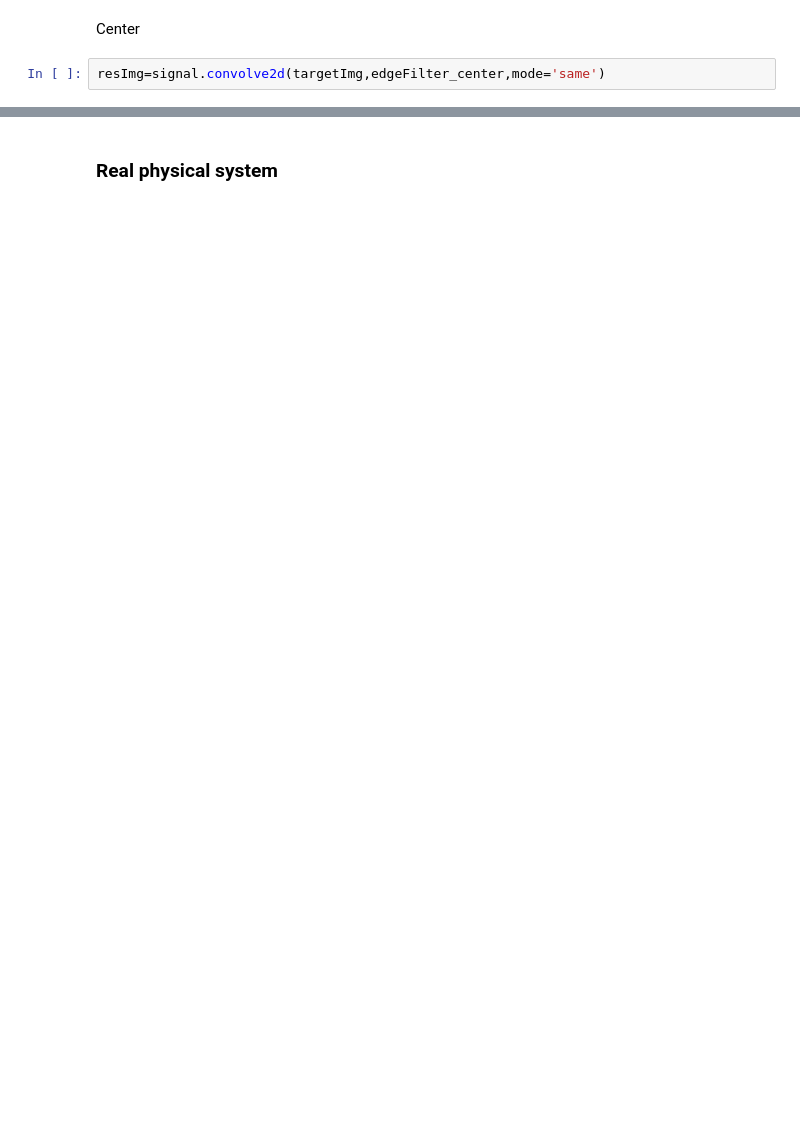
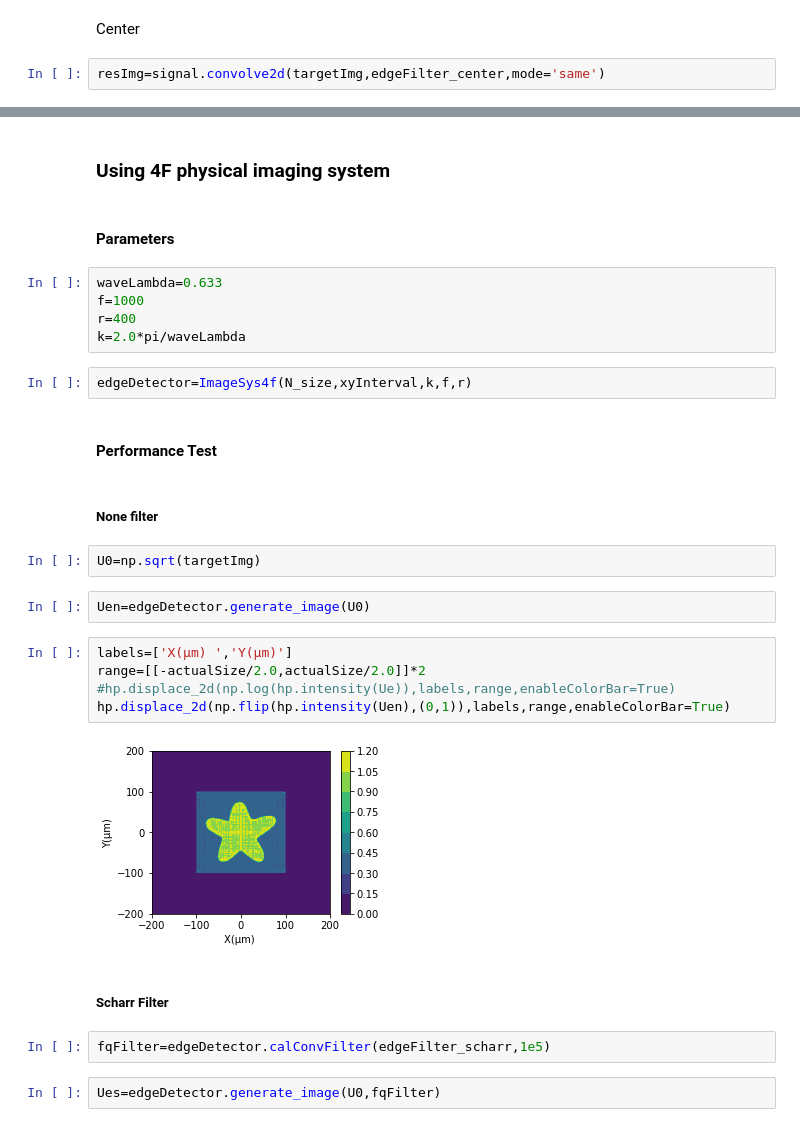
Before and after one commit to yesunhuang/Optics_Toolbox_In_Python, a Jupyter notebook: notebooks/EdgeDetectionTest.ipynb, the cells around one changed output, grey strips where cells are left out. Saved outputs shown, nothing was run; the diff lists cells and outputs as text; blank space fills up the shorter version.

Commit message:
update edge detection

```diff
--- a/notebooks/EdgeDetectionTest.ipynb
+++ b/notebooks/EdgeDetectionTest.ipynb
@@ -116,2 +113,32 @@ hp.displace_2d(np.log(np.absolute(resImg)+1),labels,range,enableColorBar=True)
 # %% [markdown]
-### Real physical system
+### Using 4F physical imaging system
+# %% [markdown]
+#### Parameters
+# %%
+waveLambda=0.633
+f=1000
+r=400
+k=2.0*pi/waveLambda
+# %%
+edgeDetector=ImageSys4f(N_size,xyInterval,k,f,r)
+# %% [markdown]
+#### Performance Test
+# %% [markdown]
+##### None filter
+# %%
+U0=np.sqrt(targetImg)
+# %%
+Uen=edgeDetector.generate_image(U0)
+# %%
+labels=['X(μm) ','Y(μm)']
+range=[[-actualSize/2.0,actualSize/2.0]]*2
+#hp.displace_2d(np.log(hp.intensity(Ue)),labels,range,enableColorBar=True)
+hp.displace_2d(np.flip(hp.intensity(Uen),(0,1)),labels,range,enableColorBar=True)
+# %% [output]
+[figure, added]
+# %% [markdown]
+##### Scharr Filter
+# %%
+fqFilter=edgeDetector.calConvFilter(edgeFilter_scharr,1e5)
+# %%
+Ues=edgeDetector.generate_image(U0,fqFilter)
```
Also changed, not shown: parts of 35 cells of this notebook, 2 other files.
